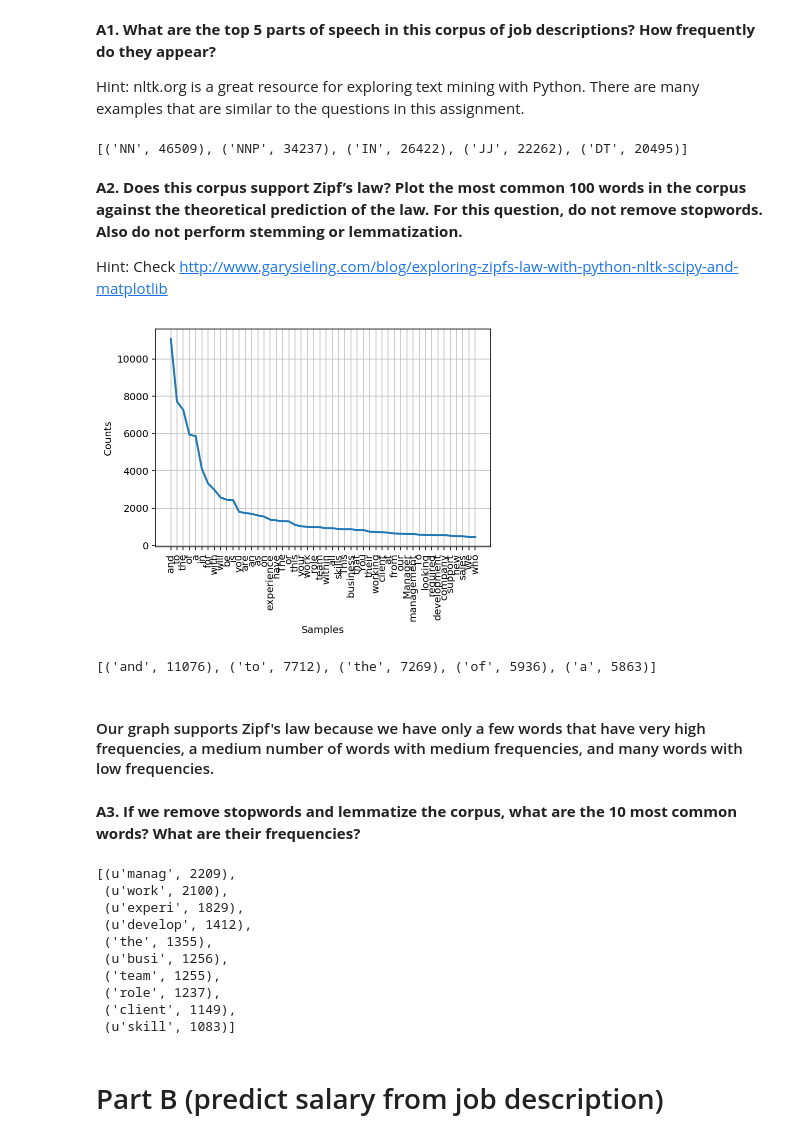
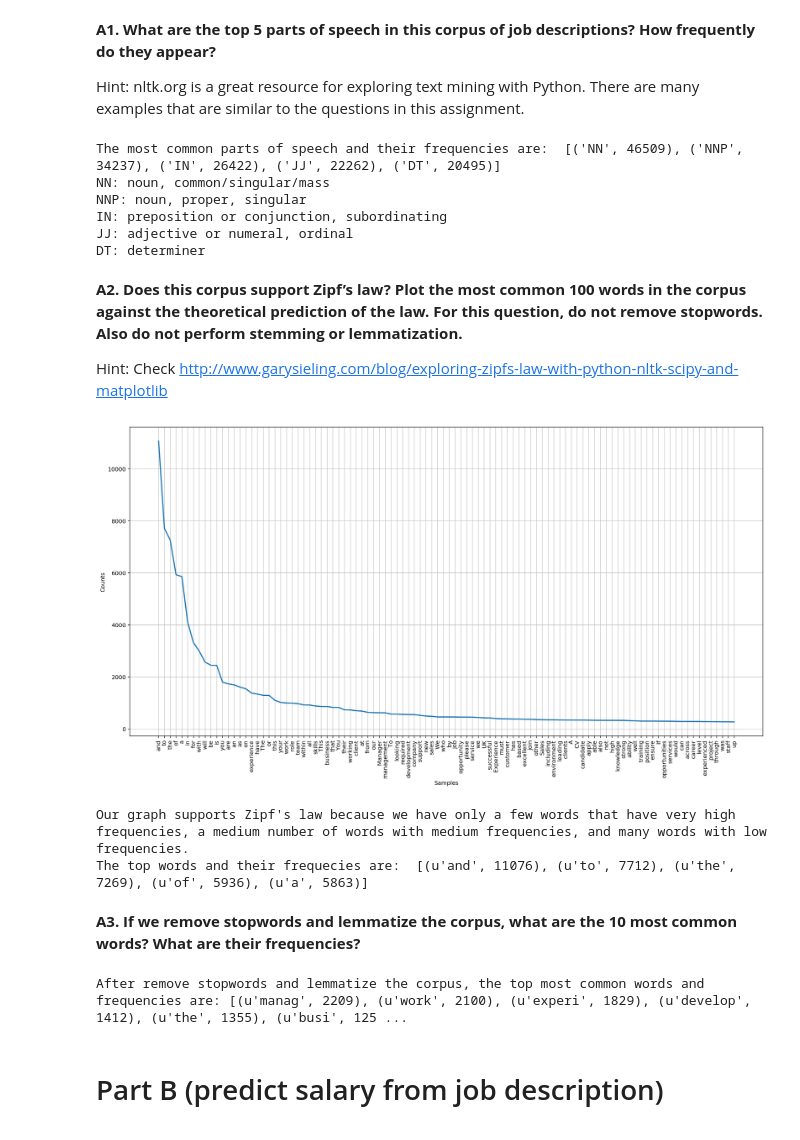
Before and after one commit to reeddolphin/Text-Analytics-hw1, a Jupyter notebook: Final.ipynb, the cells around one changed output. Drawn from its saved outputs; the diff is of its cells as text; code cells hidden in the pictures.

Commit message:
made our code look pretty!

```diff
--- a/Final.ipynb
+++ b/Final.ipynb
@@ -26,7 +33,7 @@ display(HTML("<style>.container {width:100% !important;}</style>"))
 The deliverable for this assignment is a file with the python scripts, outputs (including plots & tables where applicable) and your answers to the various questions. Do not forget to write the names of all group members. **
 # %%
 # df_data = pd.read_csv('/Users/brettscroggins/Downloads/Train_rev1.csv')
-df_data = pd.read_csv('Train_rev1.csv')
+df_data = pd.read_csv('Train_rev1.csv', encoding = 'latin1')
 
 #df_data = pd.read_csv('/Users/daniellediehl/Documents/MSBA/Fall_Classes/Text_Analysis/Assignment_1/Train_rev1.csv')
 # %%
@@ -78,11 +77,19 @@ Hint: nltk.org is a great resource for exploring text mining with Python. There
 tagged = nltk.pos_tag(job_words)
 counts = Counter(tag for word,tag in tagged)
 most_com_words = counts.most_common()[:5]
-print 'the most common parts of speech are '
-most_com_words
-#NN: noun, common/singular/mass
+print 'The most common parts of speech and their frequencies are: ', most_com_words
+print 'NN: noun, common/singular/mass'
+print 'NNP: noun, proper, singular'
+print 'IN: preposition or conjunction, subordinating'
+print 'JJ: adjective or numeral, ordinal'
+print 'DT: determiner'
 # %% [output]
-[('NN', 46509), ('NNP', 34237), ('IN', 26422), ('JJ', 22262), ('DT', 20495)]
+The most common parts of speech and their frequencies are:  [('NN', 46509), ('NNP', 34237), ('IN', 26422), ('JJ', 22262), ('DT', 20495)]
+NN: noun, common/singular/mass
+NNP: noun, proper, singular
+IN: preposition or conjunction, subordinating
+JJ: adjective or numeral, ordinal
+DT: determiner
 # %% [markdown]
 **A2. Does this corpus support Zipf’s law? Plot the most common 100 words in the corpus against the theoretical prediction of the law. For this question, do not remove stopwords. Also do not perform stemming or lemmatization.**
 
@@ -90,18 +97,18 @@ Hint: Check http://www.garysieling.com/blog/exploring-zipfs-law-with-python-nltk
 # %%
 job_words_no_punc = [w for w in job_words if w.isalpha()]
 freqdist = FreqDist(job_words_no_punc)
 top_100=freqdist.most_common(100)
 
-freqdist.plot(50, cumulative=False) #change this to 100 and make it look pretty
+plt.figure(figsize=(20, 10))  # the size you want
+freqdist.plot(100, cumulative=False) #change this to 100 and make it look pretty
 
 
-print 'A few words occur very frequently, a medium number of word have, well, medium frequency!, and any words occur very infrequently.'
+print "Our graph supports Zipf's law because we have only a few words that have very high frequencies, a medium number of words with medium frequencies, and many words with low frequencies."
 print 'The top words and their frequecies are: ',top_100 [:5]
 # %% [output]
-[figure, old version]
+[figure, new version]
-[('and', 11076), ('to', 7712), ('the', 7269), ('of', 5936), ('a', 5863)]
+Our graph supports Zipf's law because we have only a few words that have very high frequencies, a medium number of words with medium frequencies, and many words with low frequencies.
+The top words and their frequecies are:  [(u'and', 11076), (u'to', 7712), (u'the', 7269), (u'of', 5936), (u'a', 5863)]
-# %% [markdown]
-#### Our graph supports Zipf's law because we have only a few words that have very high frequencies, a medium number of words with medium frequencies, and many words with low frequencies.
 # %% [markdown]
 **A3. If we remove stopwords and lemmatize the corpus, what are the 10 most common words? What are their frequencies?**
 # %%
@@ -111,19 +118,10 @@ filtered_words = [w.lower() for w in filtered_words if w.isalpha()]
 porter=nltk.PorterStemmer()
 filtered_words= [porter.stem(t) for t in filtered_words] #tokens=word tokenization
 filtered_freq = FreqDist(filtered_words)
-filtered_freq.most_common(10)
-##'The' will be removed once we get our 'words' list into lowercase
+
+print 'After remove stopwords and lemmatize the corpus, the top most common words and frequencies are:', filtered_freq.most_common(10)
 # %% [output]
-[(u'manag', 2209),
- (u'work', 2100),
- (u'experi', 1829),
- (u'develop', 1412),
- ('the', 1355),
- (u'busi', 1256),
- ('team', 1255),
- ('role', 1237),
- ('client', 1149),
- (u'skill', 1083)]
+After remove stopwords and lemmatize the corpus, the top most common words and frequencies are: [(u'manag', 2209), (u'work', 2100), (u'experi', 1829), (u'develop', 1412), (u'the', 1355), (u'busi', 125 ...
 # %% [markdown]
 # Part B (predict salary from job description)
 # %% [markdown]
```
Also changed, not shown: parts of 27 cells of this notebook.
